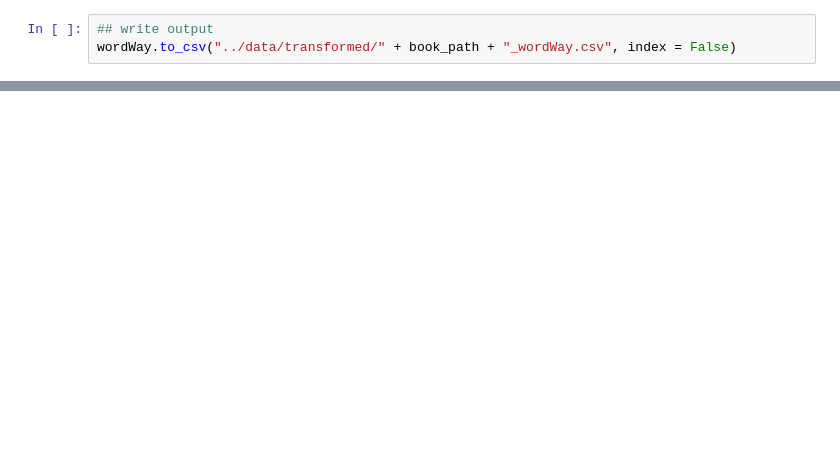
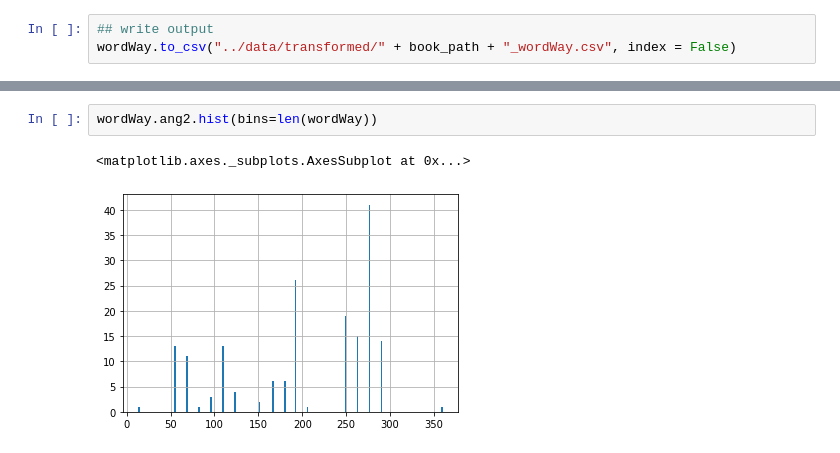
Before and after one commit to ssiegmund/wordsInBooks, a Jupyter notebook: trafo/trafoWordWay.ipynb, the cells around one changed output, grey strips where cells are left out. Saved outputs shown, nothing was run; the diff lists cells and outputs as text; blank space fills up the shorter version.

```diff
--- a/trafo/trafoWordWay.ipynb
+++ b/trafo/trafoWordWay.ipynb
@@ -41 +47,6 @@ wordWay.ang.hist()
+# %%
+wordWay.ang2.hist(bins=len(wordWay))
+# %% [output]
+<matplotlib.axes._subplots.AxesSubplot at 0x...>
+[figure, added]
 # %%
```
Also changed, not shown: parts of 7 cells of this notebook.
